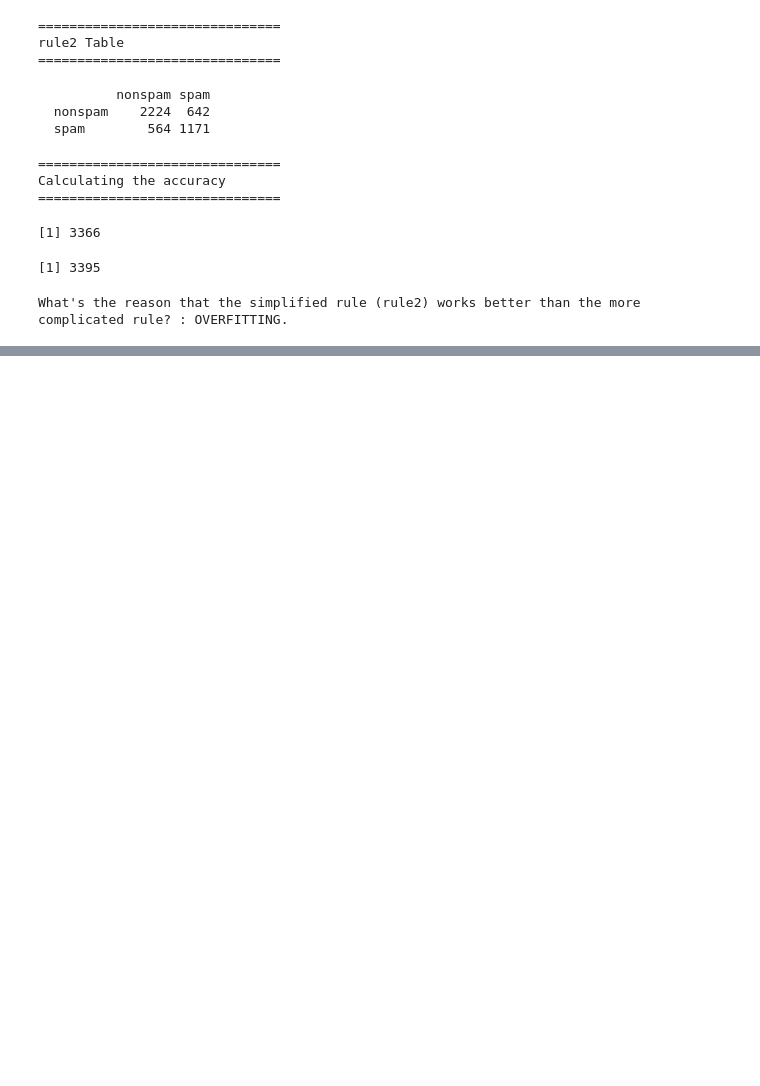
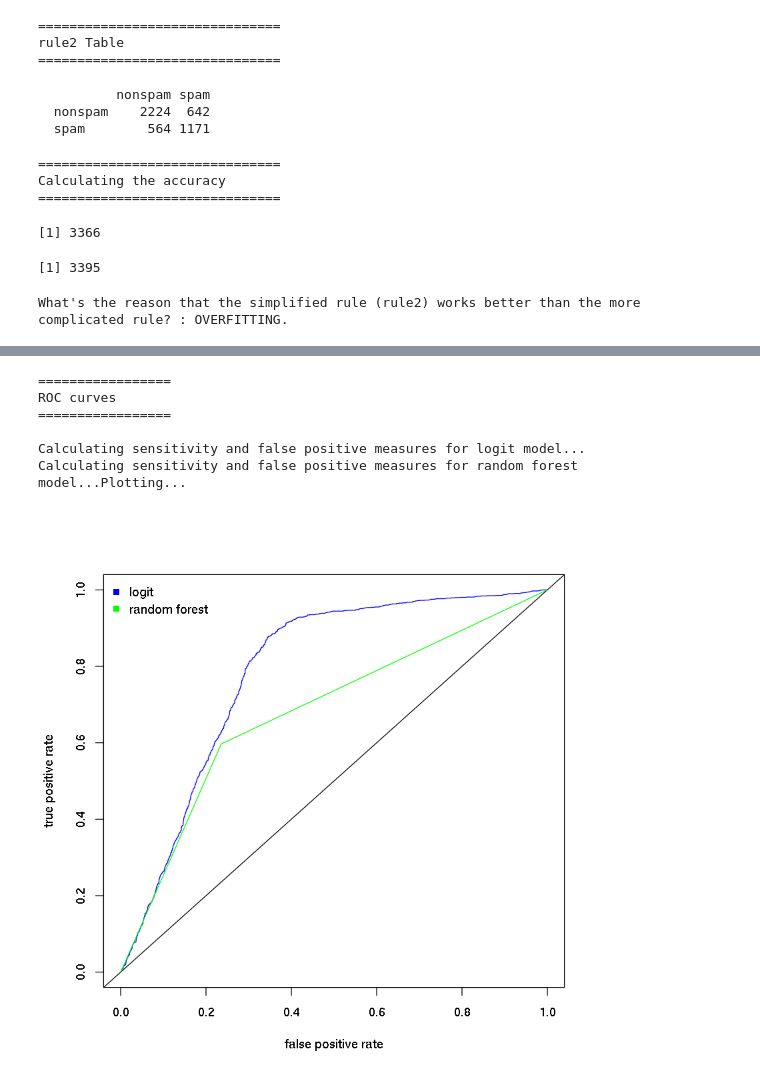
Before and after one commit to corinabioinformatic/MachineLearningResources, a Jupyter notebook: Machine Learning Resources I (step_by_step).ipynb, the cells around one changed output, grey strips where cells are left out. Cells and saved outputs as stored; diff of their text form; code cells hidden in the pictures; blank space fills up the shorter version.

```diff
--- a/Machine Learning Resources I (step_by_step).ipynb
+++ b/Machine Learning Resources I (step_by_step).ipynb
@@ -311,0 +373,10 @@ What's the reason that the simplified rule (rule2) works better than the more co
+# %%
+cat("\n=================\nFit to Logistic regression\n=================\n")
+attach(full.cov)
+marital = relevel(marital,ref="S")
+
+# Fit to Logistic regression
+FullcovModel = glm(y~men+urban+private+factor(marital)+age+seniority,family=binomial(link=logit))
+
+cat("\nModel Output")
+summary(FullcovModel)
@@ -311,0 +413,7 @@ What's the reason that the simplified rule (rule2) works better than the more co
+# %%
+cat("\n=================\nFit random forest\n=================\n")
+
+rf <- randomForest(y~men+urban+private+factor(marital)+age+seniority,data=full.cov)
+
+# Model output
+print(rf)
@@ -311,0 +448,51 @@ What's the reason that the simplified rule (rule2) works better than the more co
+# %%
+#===ROC curves=====
+cat("\n=================\nROC curves\n=================\n")
+
+cat("\nCalculating sensitivity and false positive measures for logit model...")
+
+fity_ypos <- FullcovModel$fitted[y == 1]
+fity_yneg <- FullcovModel$fitted[y == 0]
+
+sort_fity <- sort(FullcovModel$fitted.values)
+
+sens <- 0
+spec_c <- 0
+
+for (i in length(sort_fity):1){
+    sens <- c(sens, mean(fity_ypos >= sort_fity[i]))
+    spec_c <- c(spec_c, mean(fity_yneg >= sort_fity[i]))
+
+}
+
+cat("\nCalculating sensitivity and false positive measures for random forest model...")
+
+fity_ypos2 <- as.numeric(rf$pred[y == 1]) - 1
+fity_yneg2 <- as.numeric(rf$pred[y == 0]) - 1
+
+sort_fity2 <- as.numeric(sort(rf$pred)) - 1
+
+sens2 <- 0
+spec_c2 <- 0
+
+for (i in length(sort_fity2):1){
+    sens2 <- (c(sens2, mean(fity_ypos2 >= sort_fity2[i])))
+    spec_c2 <- (c(spec_c2, mean(fity_yneg2 >= sort_fity2[i])))
+}
+
+cat("Plotting...")# plot ROC curves
+
+plot(spec_c, sens, xlim = c(0, 1), ylim = c(0, 1), type = "l",
+     xlab = "false positive rate", ylab = "true positive rate", col = 'blue')
+abline(0, 1, col= "black")
+
+lines(spec_c2, sens2, col='green')
+legend("topleft", legend = c("logit","random forest") , pch = 15, bty = 'n', col = c("blue","green"))
+# %% [output]
+=================
+ROC curves
+=================
+
+Calculating sensitivity and false positive measures for logit model...
+Calculating sensitivity and false positive measures for random forest model...Plotting...
+[figure, added]
```
Also changed, not shown: parts of 14 cells of this notebook.
